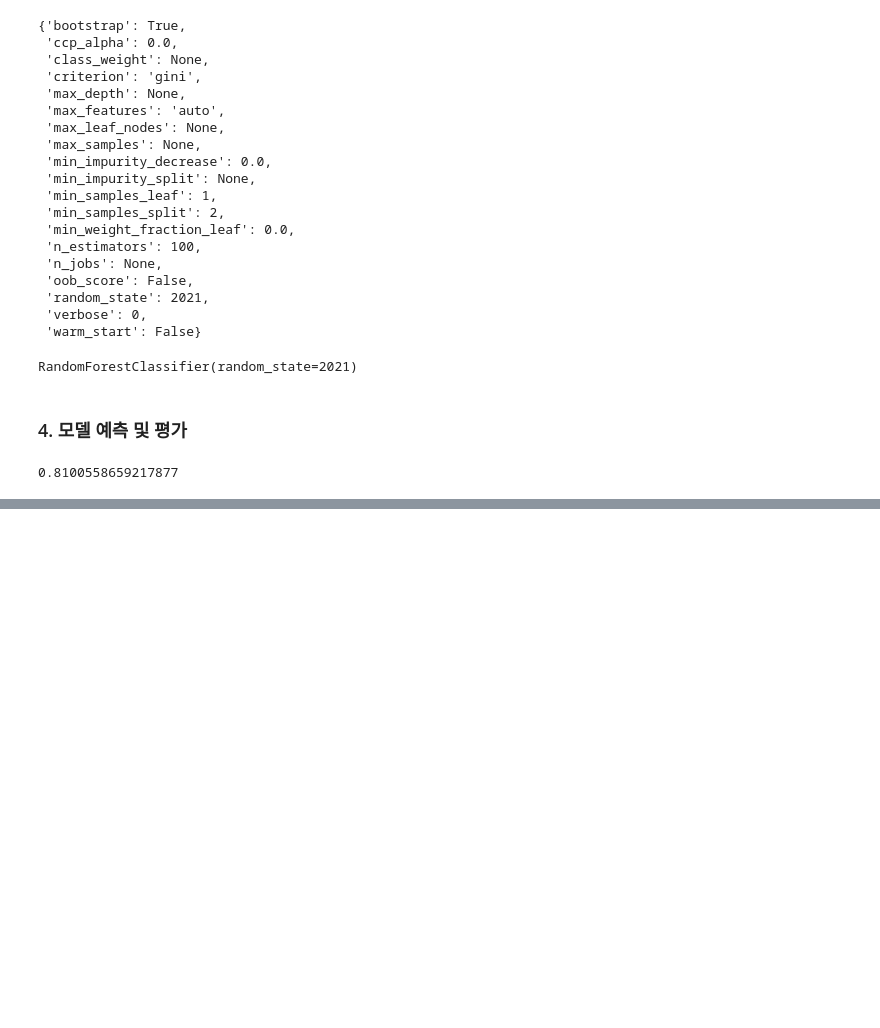
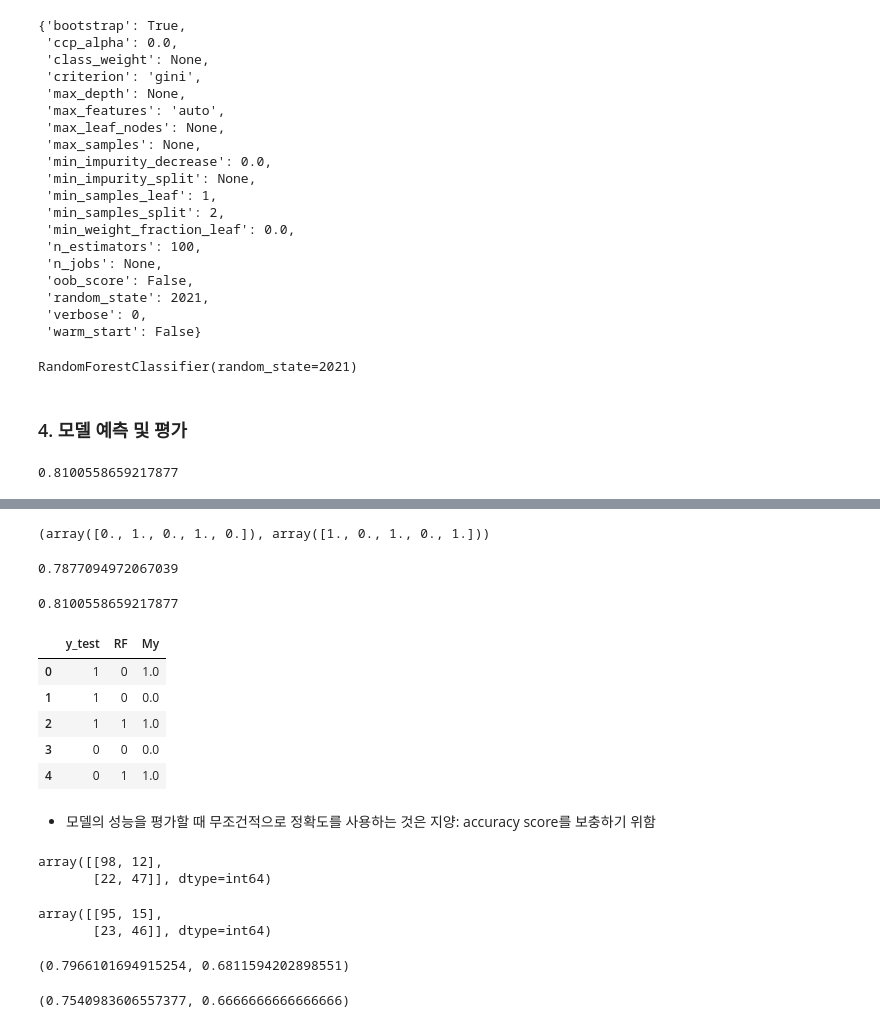
Before and after one commit to youngai1112/MachineLearning, a Jupyter notebook: 02.전처리와평가/02.타이타닉.ipynb, the cells around one changed output, grey strips where cells are left out. Saved outputs shown, nothing was run; the diff lists cells and outputs as text; code cells hidden in the pictures; blank space fills up the shorter version.

Commit message:
엉터리 분류기 - accuracy score 관련

```diff
--- a/02.전처리와평가/02.타이타닉.ipynb
+++ b/02.전처리와평가/02.타이타닉.ipynb
@@ -154,0 +187,3 @@ rfc.score(X_test, y_test)
+# %%
+best_rf = grid_rf.best_estimator_
+best_rf.score(X_test, y_test)
@@ -154,0 +232,31 @@ rfc.score(X_test, y_test)
+# %%
+from sklearn.base import BaseEstimator
+
+class MyClassifier(BaseEstimator):
+    # fit(), predict() method만 재정의(override)
+    def fit(self, X, y):
+        pass
+    def predict(self, X):
+        pred = np.zeros(X.shape[0]) # X.shape[0] == X_test: 179
+        for i in range(X.shape[0]):
+            if X[i, 1] == 0:        # 성별 field만 살펴봄, 여성이면 생존으로 처리
+                pred[i] = 1
+        return pred
+# %%
+my_clf = MyClassifier()
+my_clf.fit(X_train, y_train)
+pred_my = my_clf.predict(X_test)
+# %%
+X_test[:5, 1], pred_my[:5]
+# %% [output]
+(array([0., 1., 0., 1., 0.]), array([1., 0., 1., 0., 1.]))
+# %%
+from sklearn.metrics import accuracy_score
+accuracy_score(y_test, pred_my)
+# %% [output]
+0.7877094972067039
+# %%
+pred_rf = best_rf.predict(X_test)
+accuracy_score(y_test, pred_rf)
+# %% [output]
+0.8100558659217877
@@ -154,0 +265,32 @@ rfc.score(X_test, y_test)
+# %%
+# 그렇다면, 실제값도 차이가 별로 없을까? -- 평가를 할 때 accuracy score를 믿지 마라!
+sdf = pd.DataFrame({'y_test':y_test, 'RF':pred_rf, 'My':pred_my})
+sdf.head()
+# %% [output]
+|  | y_test | RF | My |
+| 0 | 1 | 0 | 1.0 |
+| 1 | 1 | 0 | 0.0 |
+| 2 | 1 | 1 | 1.0 |
+| 3 | 0 | 0 | 0.0 |
+| 4 | 0 | 1 | 1.0 |
+# %% [markdown]
+- 모델의 성능을 평가할 때 무조건적으로 정확도를 사용하는 것은 지양: accuracy score를 보충하기 위함
+# %%
+from sklearn.metrics import confusion_matrix, precision_score, recall_score
+confusion_matrix(y_test, pred_rf)
+# %% [output]
+array([[98, 12],
+       [22, 47]], dtype=int64)
+# %%
+confusion_matrix(y_test, pred_my)
+# %% [output]
+array([[95, 15],
+       [23, 46]], dtype=int64)
+# %%
+precision_score(y_test, pred_rf), recall_score(y_test, pred_rf)
+# %% [output]
+(0.7966101694915254, 0.6811594202898551)
+# %%
+precision_score(y_test, pred_my), recall_score(y_test, pred_my)
+# %% [output]
+(0.7540983606557377, 0.6666666666666666)
```
Also changed, not shown: parts of 16 cells of this notebook.
